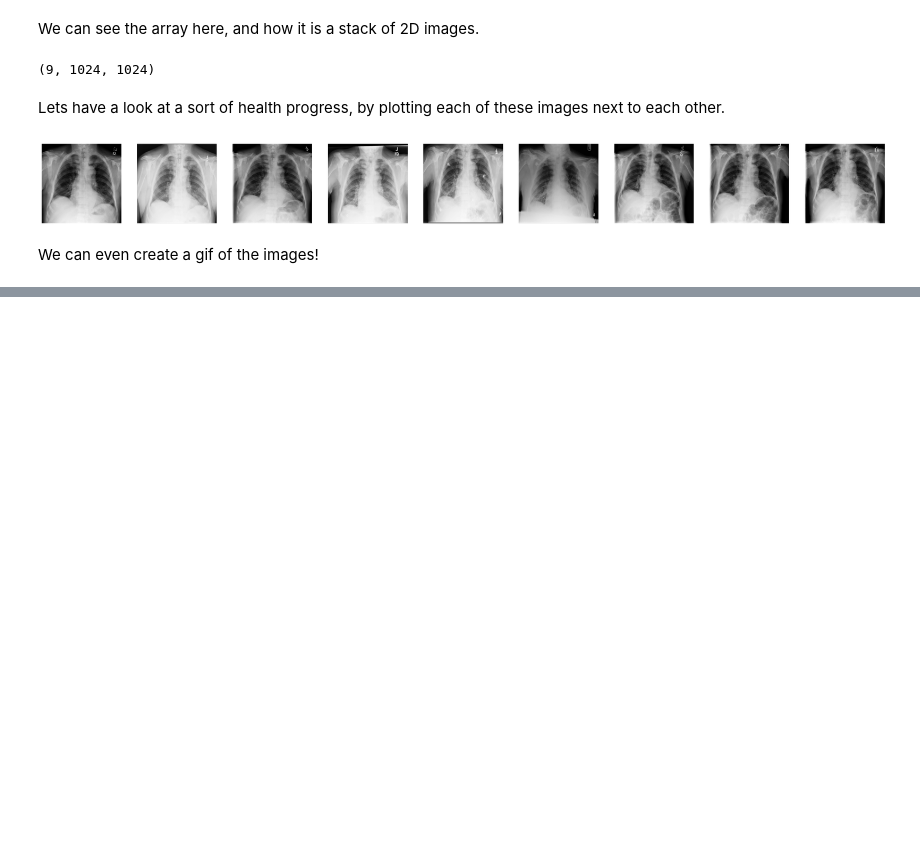
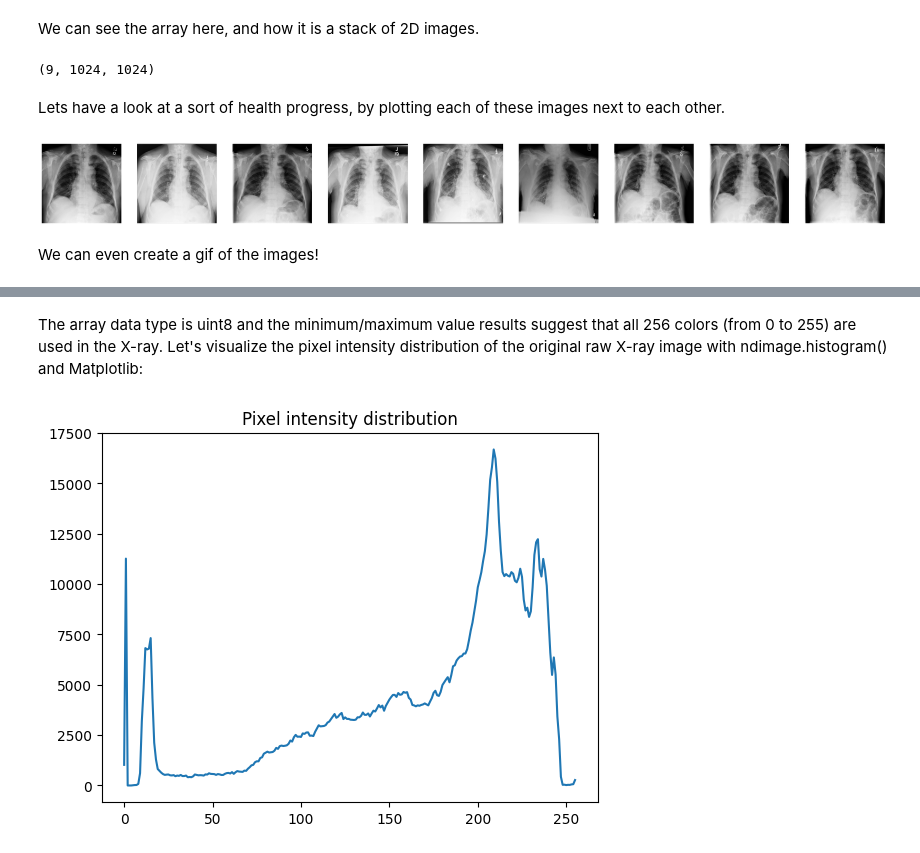
Before and after one commit to jamesdidathing/image_processing, a Jupyter notebook: analysis.ipynb, the cells around one changed output, grey strips where cells are left out. Cells and saved outputs as stored; diff of their text form; code cells hidden in the pictures; blank space fills up the shorter version.

```diff
--- a/analysis.ipynb
+++ b/analysis.ipynb
@@ -52,0 +91,12 @@ imageio.mimwrite(GIF_PATH, combined_xray_images_1, format= ".gif", duration=1000
+# %% [markdown]
+The array data type is uint8 and the minimum/maximum value results suggest that all 256 colors (from 0 to 255) are used in the X-ray. Let's visualize the pixel intensity distribution of the original raw X-ray image with ndimage.histogram() and Matplotlib:
+# %%
+pixel_intensity_distribution = ndimage.histogram(
+    xray_image, min=np.min(xray_image), max=np.max(xray_image), bins=256
+)
+
+plt.plot(pixel_intensity_distribution)
+plt.title("Pixel intensity distribution")
+plt.show()
+# %% [output]
+[figure, added]
```
Also changed, not shown: parts of 7 cells of this notebook.
